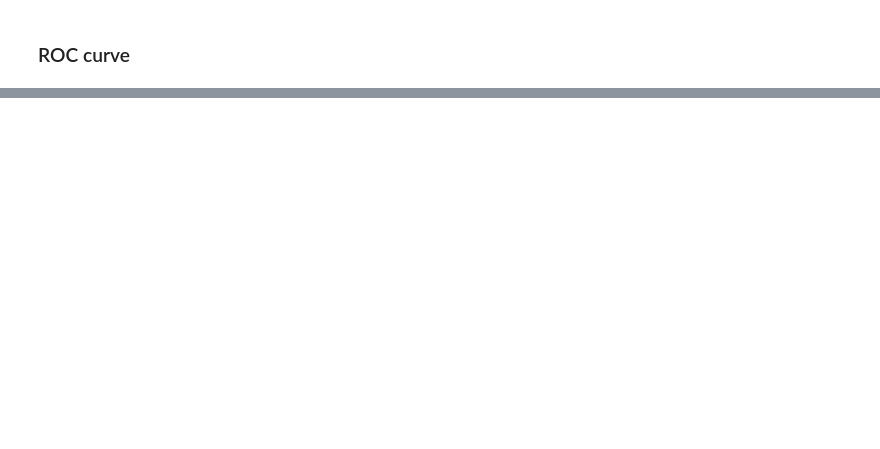
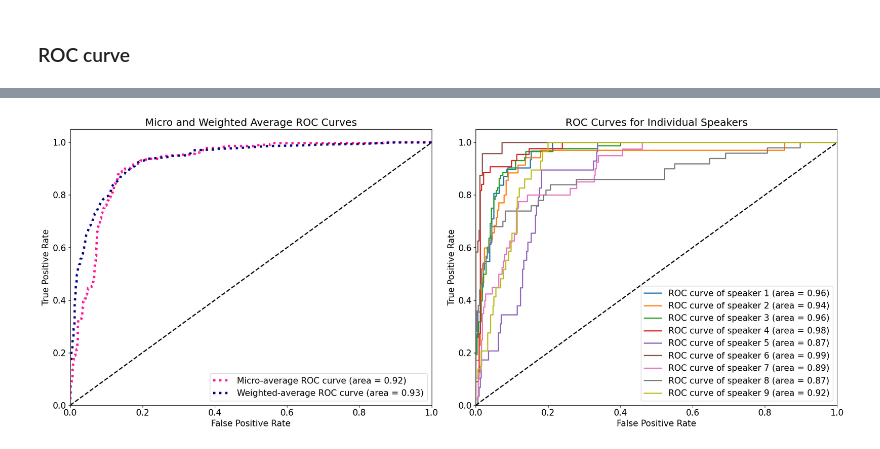
Before and after one commit to kikisprdx/NN_Semester_Project, a Jupyter notebook: NN_Kikis.ipynb, the cells around one changed output, grey strips where cells are left out. Drawn from its saved outputs; the diff is of its cells as text; code cells hidden in the pictures; blank space fills up the shorter version.

```diff
--- a/NN_Kikis.ipynb
+++ b/NN_Kikis.ipynb
@@ -931,0 +1031,65 @@ plt.close()
+# %%
+
+y_true_bin = label_binarize(y_true, classes=range(num_classes))
+
+fpr = dict()
+tpr = dict()
+roc_auc = dict()
+
+# ROC curve and ROC area for each class
+for i in range(num_classes):
+    fpr[i], tpr[i], _ = roc_curve(y_true_bin[:, i], y_pred_proba[:, i])
+    roc_auc[i] = auc(fpr[i], tpr[i])
+
+# Get micro-average ROC curve and ROC area
+fpr["micro"], tpr["micro"], _ = roc_curve(y_true_bin.ravel(), y_pred_proba.ravel())
+roc_auc["micro"] = auc(fpr["micro"], tpr["micro"])
+
+# get weighted-average ROC curve
+weights = np.sum(y_true_bin, axis=0) / len(y_true)
+all_fpr = np.unique(np.concatenate([fpr[i] for i in range(num_classes)]))
+weighted_tpr = np.zeros_like(all_fpr)
+
+plt.rcParams.update({'font.size': 15})
+for i in range(num_classes):
+    weighted_tpr += np.interp(all_fpr, fpr[i], tpr[i]) * weights[i]
+
+fpr["weighted"] = all_fpr
+tpr["weighted"] = weighted_tpr
+roc_auc["weighted"] = auc(fpr["weighted"], tpr["weighted"])
+fig, (ax1, ax2) = plt.subplots(1, 2, figsize=(20, 8))
+
+# micro-average and weighted-average ROC curves
+ax1.plot(fpr["micro"], tpr["micro"],
+         label=f'Micro-average ROC curve (area = {roc_auc["micro"]:.2f})',
+         color='deeppink', linestyle=':', linewidth=4)
+ax1.plot(fpr["weighted"], tpr["weighted"],
+         label=f'Weighted-average ROC curve (area = {roc_auc["weighted"]:.2f})',
+         color='navy', linestyle=':', linewidth=4)
+ax1.plot([0, 1], [0, 1], 'k--', lw=2)
+ax1.set_xlim([0.0, 1.0])
+ax1.set_ylim([0.0, 1.05])
+ax1.set_xlabel('False Positive Rate')
+ax1.set_ylabel('True Positive Rate')
+ax1.set_title('Micro and Weighted Average ROC Curves')
+ax1.legend(loc="lower right")
+
+# ROC curves for each speaker
+for i in range(num_classes):
+    ax2.plot(fpr[i], tpr[i], lw=2,
+             label=f'ROC curve of speaker {i+1} (area = {roc_auc[i]:.2f})')
+ax2.plot([0, 1], [0, 1], 'k--', lw=2)
+ax2.set_xlim([0.0, 1.0])
+ax2.set_ylim([0.0, 1.05])
+ax2.set_xlabel('False Positive Rate')
+ax2.set_ylabel('True Positive Rate')
+ax2.set_title('ROC Curves for Individual Speakers')
+ax2.legend(loc="lower right")
+
+plt.tight_layout()
+plot_filename = f'graphs/roc_plot_{run_id}_final_model_side_by_side.png'
+plt.savefig(plot_filename)
+plt.show()
+plt.close()
+# %% [output]
+[figure, added]
```
Also changed, not shown: parts of 6 cells of this notebook, 21 other files.
